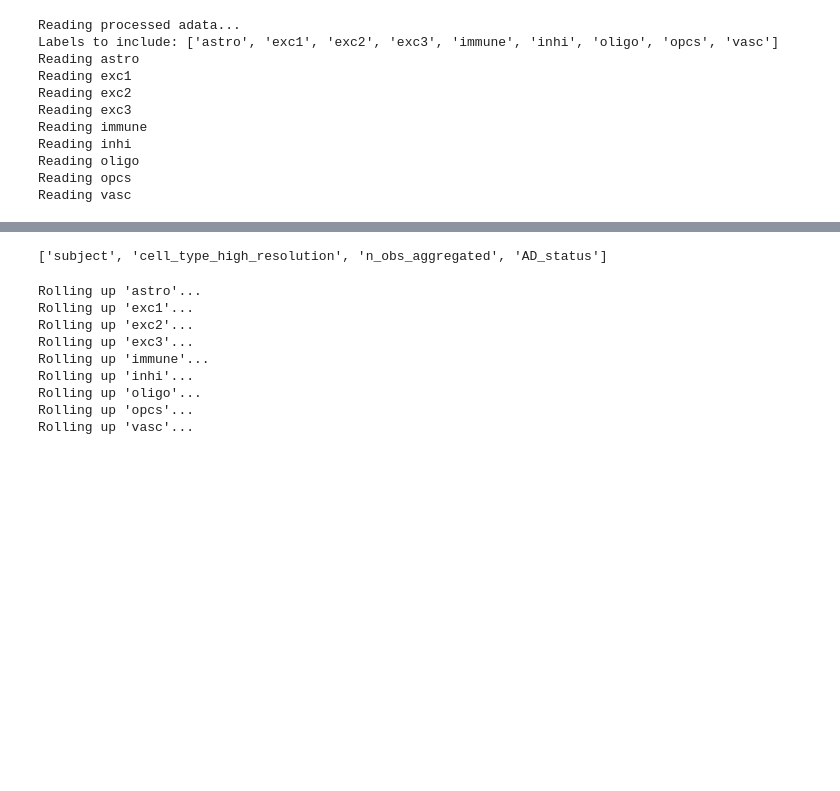
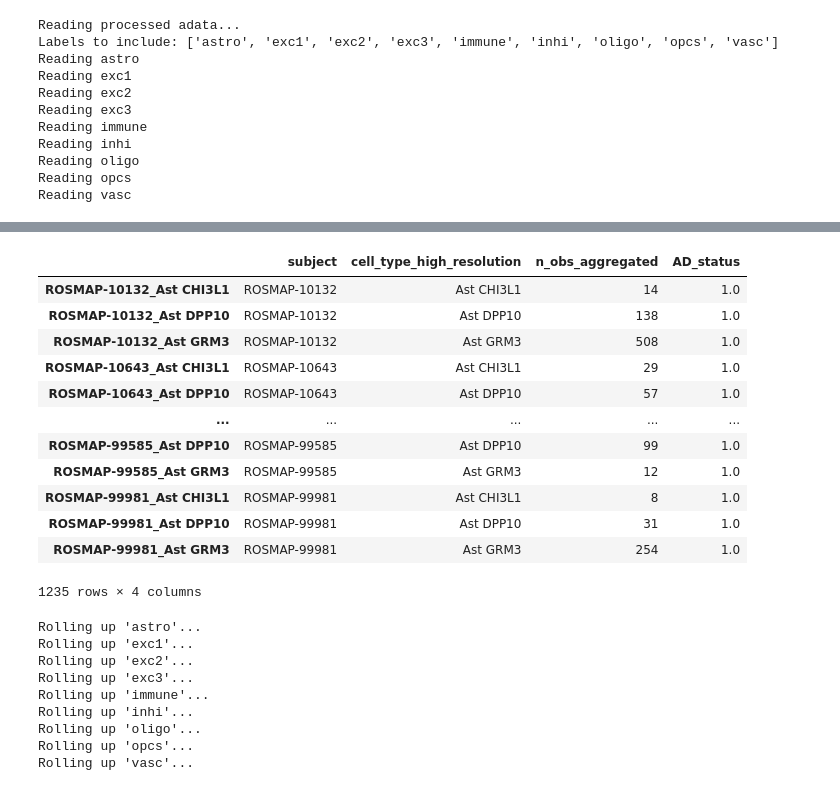
Before and after one commit to ThomasM31/BBTX11-VT26-07, a Jupyter notebook: BINN/data_handling_test.ipynb, the cells around one changed output, grey strips where cells are left out. Cells and saved outputs as stored; diff of their text form; code cells hidden in the pictures; blank space fills up the shorter version.

```diff
--- a/BINN/data_handling_test.ipynb
+++ b/BINN/data_handling_test.ipynb
@@ -62,7 +64,19 @@ AnnData object with n_obs × n_vars = 1235 × 1000
 # %%
-datasets["astro"].obs_keys()
+datasets["astro"].obs
 # %% [output]
+|  | subject | cell_type_high_resolution | n_obs_aggregated | AD_status |
+| ROSMAP-10132_Ast CHI3L1 | ROSMAP-10132 | Ast CHI3L1 | 14 | 1.0 |
+| ROSMAP-10132_Ast DPP10 | ROSMAP-10132 | Ast DPP10 | 138 | 1.0 |
+| ROSMAP-10132_Ast GRM3 | ROSMAP-10132 | Ast GRM3 | 508 | 1.0 |
+| ROSMAP-10643_Ast CHI3L1 | ROSMAP-10643 | Ast CHI3L1 | 29 | 1.0 |
+| ROSMAP-10643_Ast DPP10 | ROSMAP-10643 | Ast DPP10 | 57 | 1.0 |
+| ... | ... | ... | ... | ... |
+| ROSMAP-99585_Ast DPP10 | ROSMAP-99585 | Ast DPP10 | 99 | 1.0 |
+| ROSMAP-99585_Ast GRM3 | ROSMAP-99585 | Ast GRM3 | 12 | 1.0 |
+| ROSMAP-99981_Ast CHI3L1 | ROSMAP-99981 | Ast CHI3L1 | 8 | 1.0 |
+| ROSMAP-99981_Ast DPP10 | ROSMAP-99981 | Ast DPP10 | 31 | 1.0 |
+| ROSMAP-99981_Ast GRM3 | ROSMAP-99981 | Ast GRM3 | 254 | 1.0 |
-['subject', 'cell_type_high_resolution', 'n_obs_aggregated', 'AD_status']
+1235 rows × 4 columns
 # %%
 # FROM GEMINI - Pseudobulk per patient only
 patient_datasets = dh.rollup_to_patient_level(datasets)
```
Also changed, not shown: parts of 22 cells of this notebook, 1 other file.
